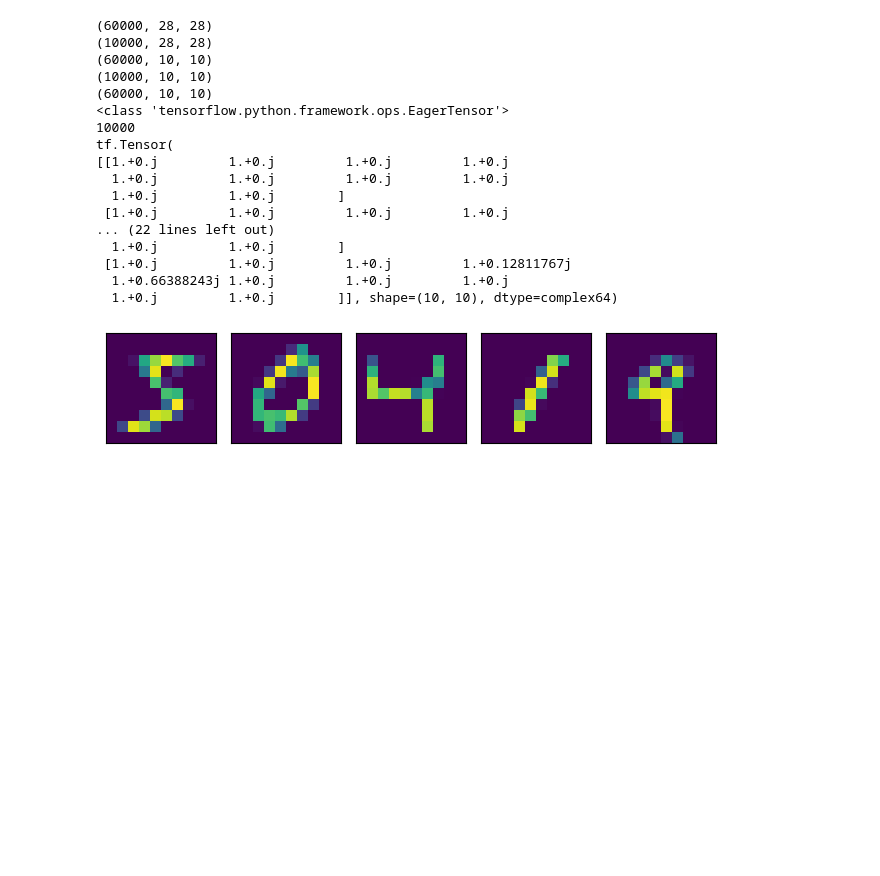
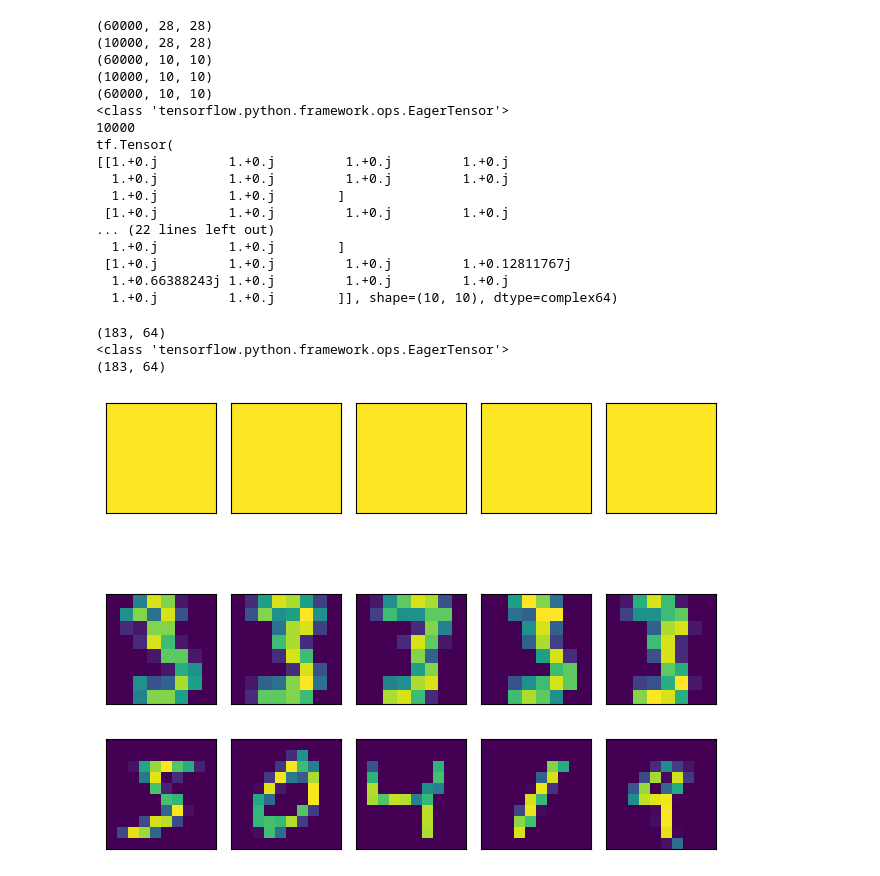
Before and after one commit to Ava99999/signal-thesis, a Jupyter notebook: complex autoencoder/main_autocomplex.ipynb, the cells around one changed output. Drawn from its saved outputs; the diff is of its cells as text; code cells hidden in the pictures; blank space fills up the shorter version.

```diff
--- a/complex autoencoder/main_autocomplex.ipynb
+++ b/complex autoencoder/main_autocomplex.ipynb
@@ -102,6 +102,35 @@ tf.Tensor(
  [1.+0.j         1.+0.j         1.+0.j         1.+0.12811767j
   1.+0.66388243j 1.+0.j         1.+0.j         1.+0.j
   1.+0.j         1.+0.j        ]], shape=(10, 10), dtype=complex64)
+# %%
+# load MNIST dataset from ptygenography instead
+X_pty = np.load('MNIST_64_only3.npy')
+n = X_pty.shape[1]
+nx = int(np.sqrt(n))
+print(X_pty.shape)
+
+X_tf = tf.convert_to_tensor(X_pty, dtype=tf.complex64)
+print(type(X_tf))
+print(X_tf.shape)
+
+# show the data
+ns = 5
+fig, ax = plt.subplots(2,ns)
+
+for i in range(ns):
+    x = X_pty[i]
+    ax[0,i].imshow(np.real(x).reshape((nx,nx)),clim=[0,1])
+    ax[0,i].set_xticks([])
+    ax[0,i].set_yticks([])
+    ax[1,i].imshow(np.imag(x).reshape((nx,nx)),clim=[0,1])
+    ax[1,i].set_xticks([])
+    ax[1,i].set_yticks([])
+fig.tight_layout()
+# %% [output]
+(183, 64)
+<class 'tensorflow.python.framework.ops.EagerTensor'>
+(183, 64)
+[figure, added]
 # %%
 # representation training dataset (real case)
 ns = 5
```
Also changed, not shown: parts of 14 cells of this notebook, 13 other files.
